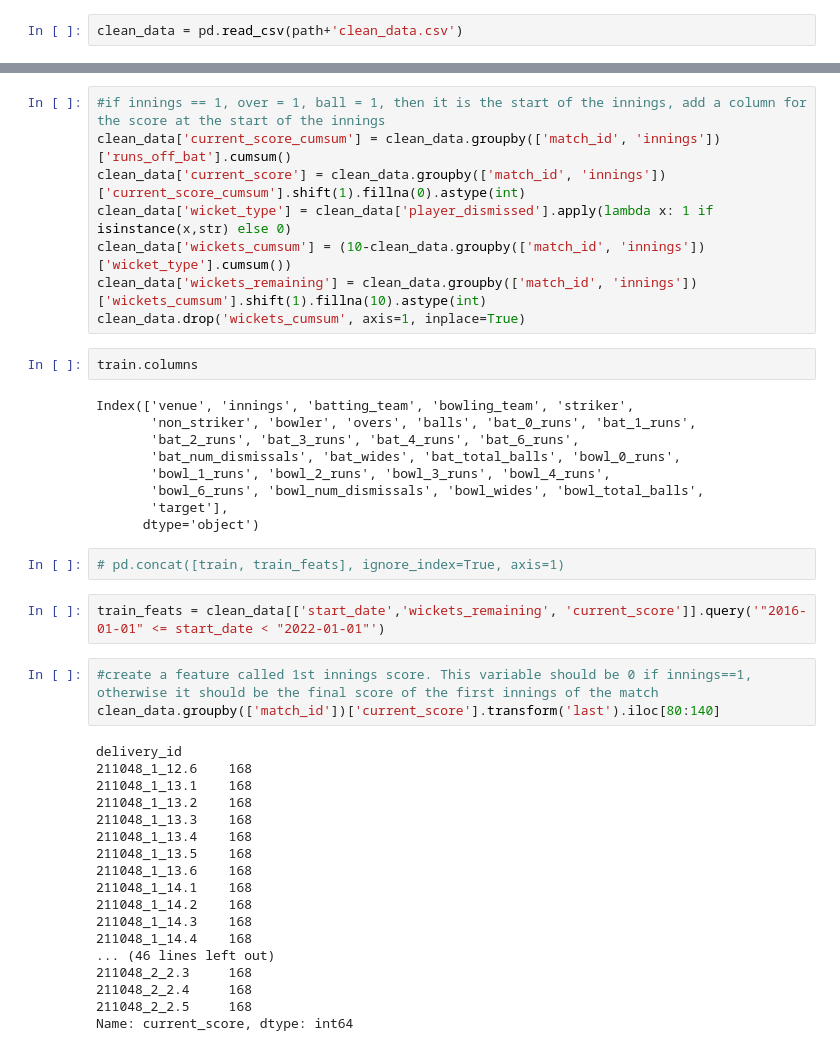
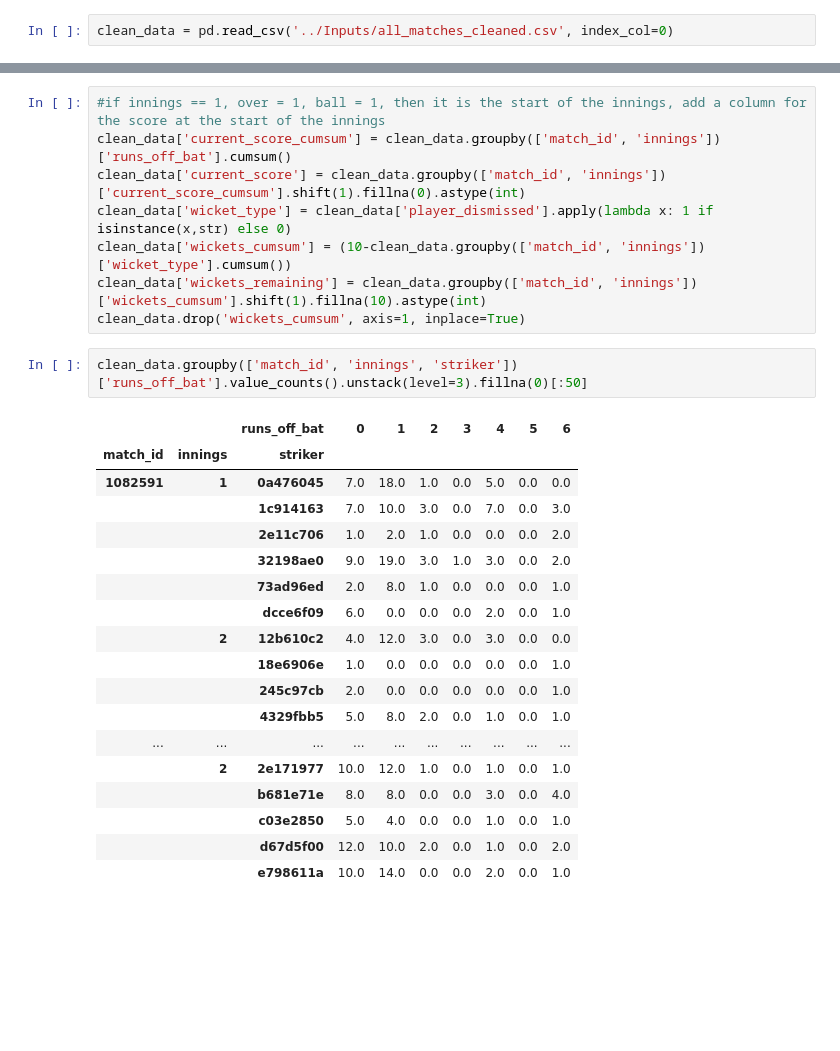
Before and after one commit to gsparsh220598/Dream11, a Jupyter notebook: Scripts/02_preprocess.ipynb, the cells around one changed output, grey strips where cells are left out. Drawn from its saved outputs; the diff is of its cells as text; blank space fills up the shorter version.

```diff
--- a/Scripts/02_preprocess.ipynb
+++ b/Scripts/02_preprocess.ipynb
@@ -34,5 +24,5 @@ Find logs at: ./wandb/run-20230329_204302-tzxw3gh6/logs
 # %%
-clean_data = pd.read_csv(path+'clean_data.csv')
+clean_data = pd.read_csv('../Inputs/all_matches_cleaned.csv', index_col=0)
 # %%
 def get_stats(df, till_date, typ="bowler"):
     # Get the data till the given date
@@ -241,40 +248,25 @@ clean_data['wicket_type'] = clean_data['player_dismissed'].apply(lambda x: 1 if
 clean_data['wickets_cumsum'] = (10-clean_data.groupby(['match_id', 'innings'])['wicket_type'].cumsum())
 clean_data['wickets_remaining'] = clean_data.groupby(['match_id', 'innings'])['wickets_cumsum'].shift(1).fillna(10).astype(int)
 clean_data.drop('wickets_cumsum', axis=1, inplace=True)
-# %%
-train.columns
-# %% [output]
-Index(['venue', 'innings', 'batting_team', 'bowling_team', 'striker',
-       'non_striker', 'bowler', 'overs', 'balls', 'bat_0_runs', 'bat_1_runs',
-       'bat_2_runs', 'bat_3_runs', 'bat_4_runs', 'bat_6_runs',
-       'bat_num_dismissals', 'bat_wides', 'bat_total_balls', 'bowl_0_runs',
-       'bowl_1_runs', 'bowl_2_runs', 'bowl_3_runs', 'bowl_4_runs',
-       'bowl_6_runs', 'bowl_num_dismissals', 'bowl_wides', 'bowl_total_balls',
-       'target'],
-      dtype='object')
-# %%
-# pd.concat([train, train_feats], ignore_index=True, axis=1)
-# %%
-train_feats = clean_data[['start_date','wickets_remaining', 'current_score']].query('"2016-01-01" <= start_date < "2022-01-01"')
-# %%
-#create a feature called 1st innings score. This variable should be 0 if innings==1, otherwise it should be the final score of the first innings of the match
-clean_data.groupby(['match_id'])['current_score'].transform('last').iloc[80:140]
-# %% [output]
-delivery_id
-211048_1_12.6    168
-211048_1_13.1    168
-211048_1_13.2    168
-211048_1_13.3    168
-211048_1_13.4    168
-211048_1_13.5    168
-211048_1_13.6    168
-211048_1_14.1    168
-211048_1_14.2    168
-211048_1_14.3    168
-211048_1_14.4    168
-... (46 lines left out)
-211048_2_2.3     168
-211048_2_2.4     168
-211048_2_2.5     168
-Name: current_score, dtype: int64
+# %%
+clean_data.groupby(['match_id', 'innings', 'striker'])['runs_off_bat'].value_counts().unstack(level=3).fillna(0)[:50]
+# %% [output]
+|  |  | runs_off_bat | 0 | 1 | 2 | 3 | 4 | 5 | 6 |
+| match_id | innings | striker |  |  |  |  |  |  |  |
+| 1082591 | 1 | 0a476045 | 7.0 | 18.0 | 1.0 | 0.0 | 5.0 | 0.0 | 0.0 |
+|  |  | 1c914163 | 7.0 | 10.0 | 3.0 | 0.0 | 7.0 | 0.0 | 3.0 |
+|  |  | 2e11c706 | 1.0 | 2.0 | 1.0 | 0.0 | 0.0 | 0.0 | 2.0 |
+|  |  | 32198ae0 | 9.0 | 19.0 | 3.0 | 1.0 | 3.0 | 0.0 | 2.0 |
+|  |  | 73ad96ed | 2.0 | 8.0 | 1.0 | 0.0 | 0.0 | 0.0 | 1.0 |
+|  |  | dcce6f09 | 6.0 | 0.0 | 0.0 | 0.0 | 2.0 | 0.0 | 1.0 |
+|  | 2 | 12b610c2 | 4.0 | 12.0 | 3.0 | 0.0 | 3.0 | 0.0 | 0.0 |
+|  |  | 18e6906e | 1.0 | 0.0 | 0.0 | 0.0 | 0.0 | 0.0 | 1.0 |
+|  |  | 245c97cb | 2.0 | 0.0 | 0.0 | 0.0 | 0.0 | 0.0 | 1.0 |
+|  |  | 4329fbb5 | 5.0 | 8.0 | 2.0 | 0.0 | 1.0 | 0.0 | 1.0 |
+| ... | ... | ... | ... | ... | ... | ... | ... | ... | ... |
+|  | 2 | 2e171977 | 10.0 | 12.0 | 1.0 | 0.0 | 1.0 | 0.0 | 1.0 |
+|  |  | b681e71e | 8.0 | 8.0 | 0.0 | 0.0 | 3.0 | 0.0 | 4.0 |
+|  |  | c03e2850 | 5.0 | 4.0 | 0.0 | 0.0 | 1.0 | 0.0 | 1.0 |
+|  |  | d67d5f00 | 12.0 | 10.0 | 2.0 | 0.0 | 1.0 | 0.0 | 2.0 |
+|  |  | e798611a | 10.0 | 14.0 | 0.0 | 0.0 | 2.0 | 0.0 | 1.0 |
 # %%
```
Also changed, not shown: parts of 6 cells of this notebook, 8 other files.
